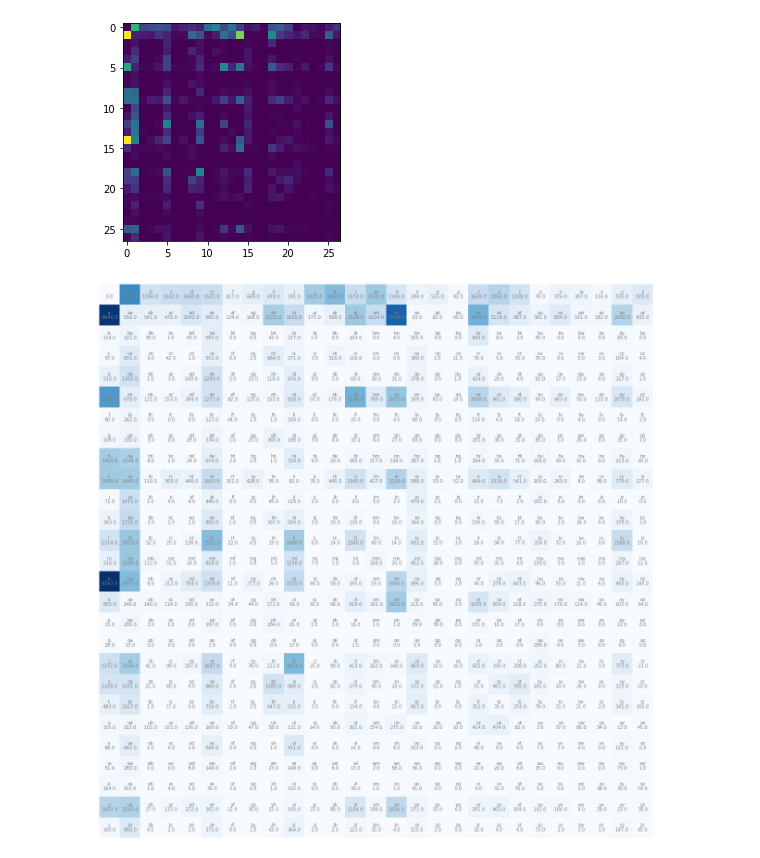
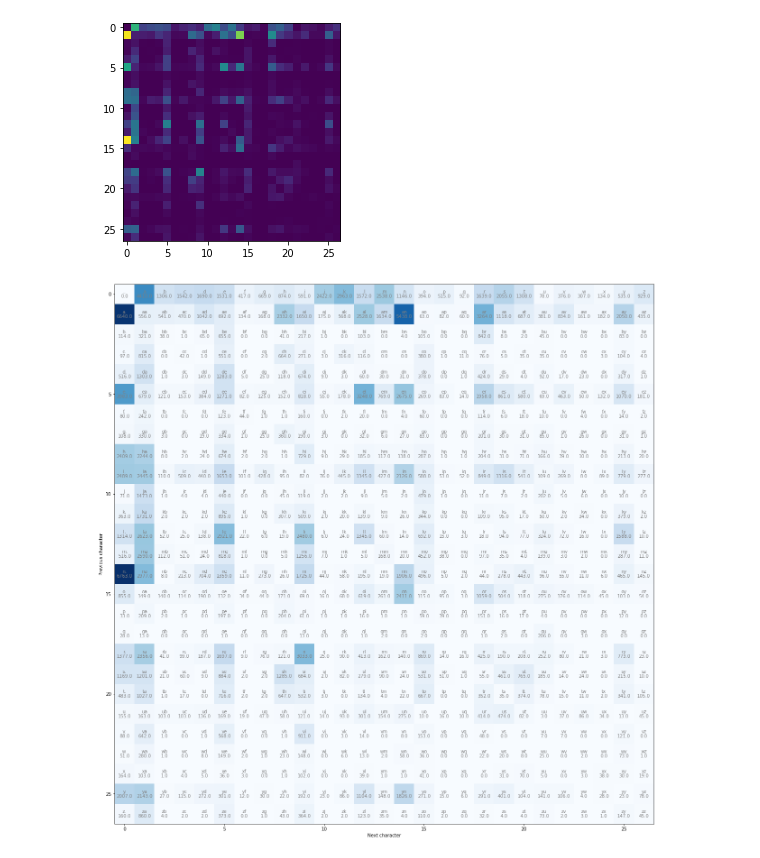
Before and after one commit to swechhasingh/nlp-from-scratch, a Jupyter notebook: bigram-LM.ipynb, the cells around one changed output. Saved outputs shown, nothing was run; the diff lists cells and outputs as text; code cells hidden in the pictures.

```diff
--- a/bigram-LM.ipynb
+++ b/bigram-LM.ipynb
@@ -141,15 +125,18 @@ plt.imshow(count_table)
 <matplotlib.image.AxesImage at 0x...>
 [figure]
 # %%
+# this code block is from Andrej's lecture
 plt.figure(figsize=(22,22))
 plt.imshow(count_table, cmap='Blues')
 for i in range(vocab_size):
     for j in range(vocab_size):
         chstr = itochar[i] + itochar[j]
         plt.text(j, i, chstr, ha="center", va="bottom", color='gray')
         plt.text(j, i, count_table[i, j].item(), ha="center", va="top", color='gray')
-plt.axis('off');
+plt.xlabel("Next character")
+plt.ylabel("Previous character")
+plt.axis();
 # %% [output]
-[figure, old version]
+[figure, new version]
 # %% [markdown]
 #### 4.Modeling
```
Also changed, not shown: parts of 23 cells of this notebook.
